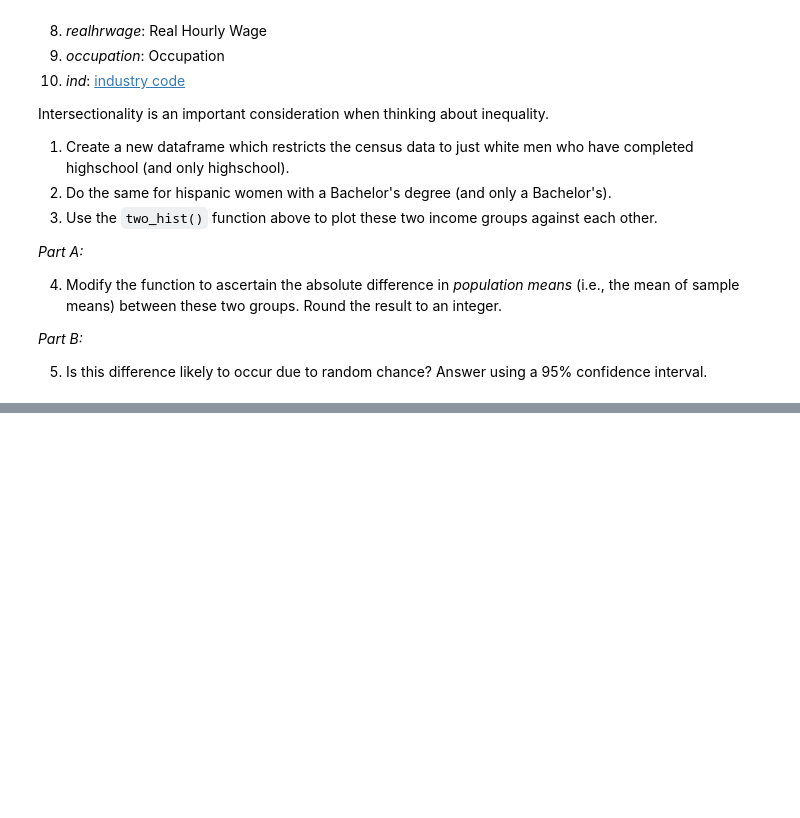
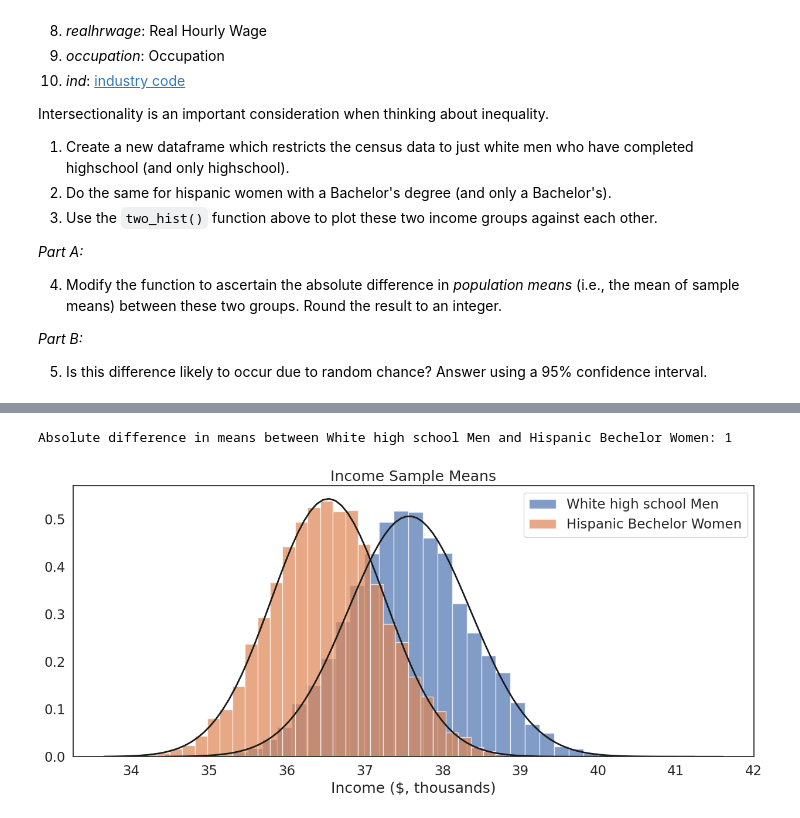
Before and after one commit to yourwilliam/PythonQM, a Jupyter notebook: notebooks/W05. Distributions and Basic Statistics.ipynb, the cells around one changed output, grey strips where cells are left out. Drawn from its saved outputs; the diff is of its cells as text; code cells hidden in the pictures; blank space fills up the shorter version.

```diff
--- a/notebooks/W05. Distributions and Basic Statistics.ipynb
+++ b/notebooks/W05. Distributions and Basic Statistics.ipynb
@@ -705,0 +734,49 @@ Intersectionality is an important consideration when thinking about inequality.
+# %%
+def two_hist_difference_means(groups, group_labs, xlab, title):
+    plt.figure(figsize=(15, 6))
+
+    mean_differences = [] # List to store differences in means
+
+    for i, var in enumerate(groups):
+        sample_size = 1000
+        sample_means = []
+        iterations = 10000
+
+        for _ in range(iterations):
+            sample = var.sample(sample_size, replace=True)
+            sample_mean = sample.mean()
+            sample_means.append(sample_mean)
+
+        plt.hist(sample_means, bins=int(iterations/300), edgecolor='white', density=True, label=group_labs[i], alpha=0.7) # Added alpha for transparency
+        mu, se = norm.fit(sample_means)
+        xmin, xmax = plt.xlim()
+        x = np.linspace(xmin, xmax, 100)
+        p = norm.pdf(x, mu, se)
+
+        mean = var.mean()
+        lower_ci = mu - se * 1.96
+        upper_ci = mu + se * 1.96
+
+        plt.plot(x, p, 'k', linewidth=2)
+
+        if i > 0:  # Calculate difference only after the second group
+            mean_diff = abs(mean_differences[-1] - mu)  # Absolute difference with previous group mean
+            mean_differences.append(mu)  # Add current mean to list for next comparison
+            print(f"Absolute difference in means between {group_labs[i-1]} and {group_labs[i]}: {int(round(mean_diff))}")
+
+        else:
+            mean_differences.append(mu)
+
+    plt.xlabel(xlab)
+    plt.title(title)
+
+
+    plt.legend()
+    plt.show()
+
+
+
+two_hist_difference_means([white_high_school_men,hispanic_bachelor_women],['White high school Men','Hispanic Bechelor Women'],'Income ($, thousands)', "Income Sample Means")
+# %% [output]
+Absolute difference in means between White high school Men and Hispanic Bechelor Women: 1
+[figure, added]
```
Also changed, not shown: parts of 13 cells of this notebook.
